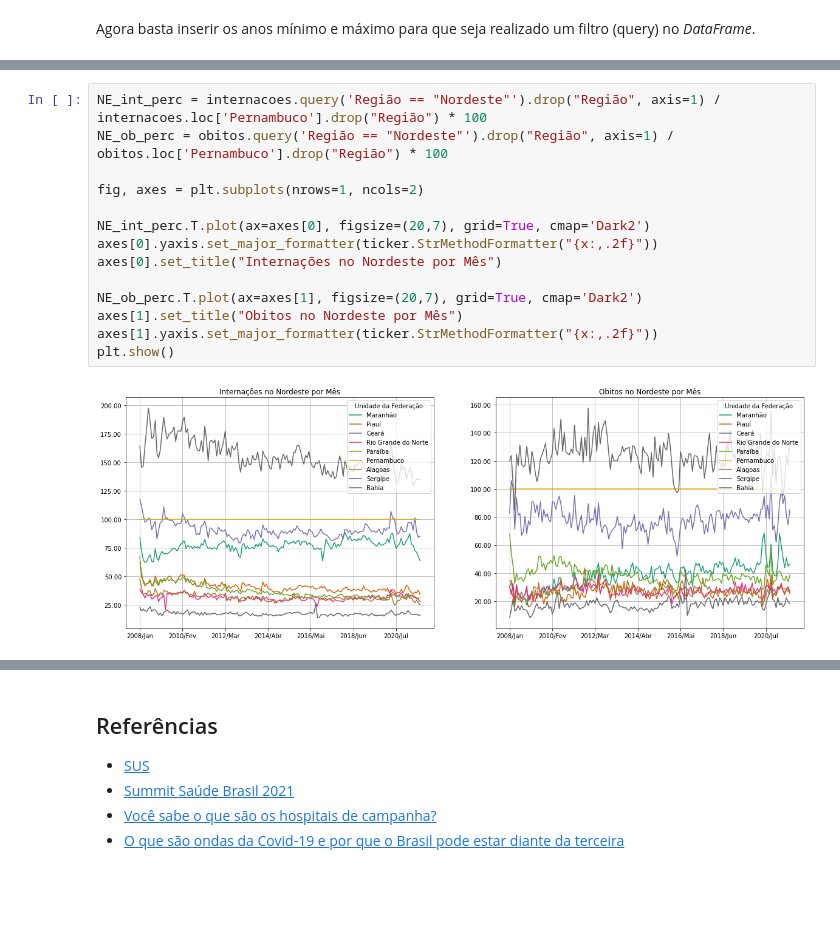
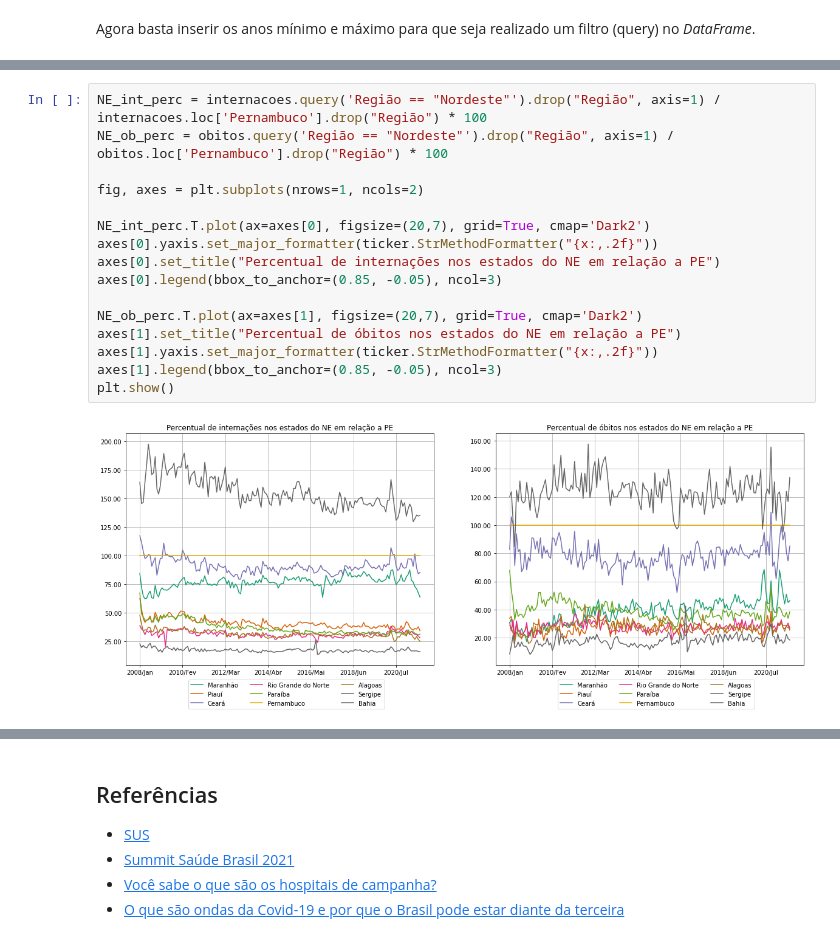
Before and after one commit to VitorFRodrigues/Data-Science-Bootcamp, a Jupyter notebook: Proj01/Bootcamp_Proj_01.ipynb, the cells around one changed output, grey strips where cells are left out. Cells and saved outputs as stored; diff of their text form; blank space fills up the shorter version.

```diff
--- a/Proj01/Bootcamp_Proj_01.ipynb
+++ b/Proj01/Bootcamp_Proj_01.ipynb
@@ -278,16 +290,18 @@ plt.show()
 # %%
 NE_int_perc = internacoes.query('Região == "Nordeste"').drop("Região", axis=1) / internacoes.loc['Pernambuco'].drop("Região") * 100
 NE_ob_perc = obitos.query('Região == "Nordeste"').drop("Região", axis=1) / obitos.loc['Pernambuco'].drop("Região") * 100
 
 fig, axes = plt.subplots(nrows=1, ncols=2)
 
 NE_int_perc.T.plot(ax=axes[0], figsize=(20,7), grid=True, cmap='Dark2')
 axes[0].yaxis.set_major_formatter(ticker.StrMethodFormatter("{x:,.2f}"))
-axes[0].set_title("Internações no Nordeste por Mês")
+axes[0].set_title("Percentual de internações nos estados do NE em relação a PE")
+axes[0].legend(bbox_to_anchor=(0.85, -0.05), ncol=3)
 
 NE_ob_perc.T.plot(ax=axes[1], figsize=(20,7), grid=True, cmap='Dark2')
-axes[1].set_title("Obitos no Nordeste por Mês")
+axes[1].set_title("Percentual de óbitos nos estados do NE em relação a PE")
 axes[1].yaxis.set_major_formatter(ticker.StrMethodFormatter("{x:,.2f}"))
+axes[1].legend(bbox_to_anchor=(0.85, -0.05), ncol=3)
 plt.show()
 # %% [output]
-[figure, old version]
+[figure, new version]
```
Also changed, not shown: parts of 15 cells of this notebook.
